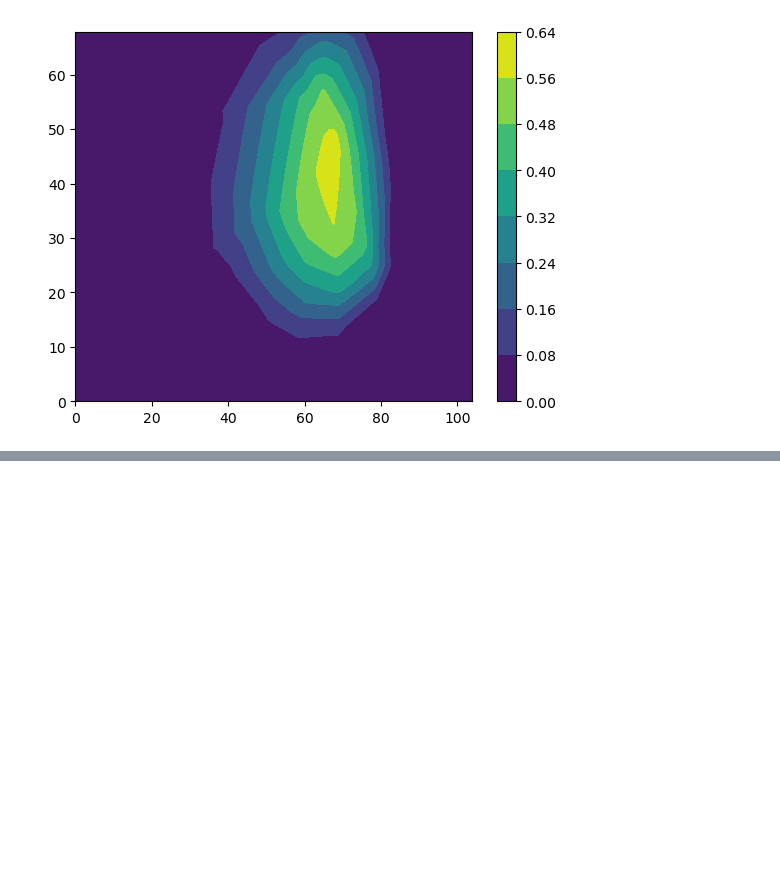
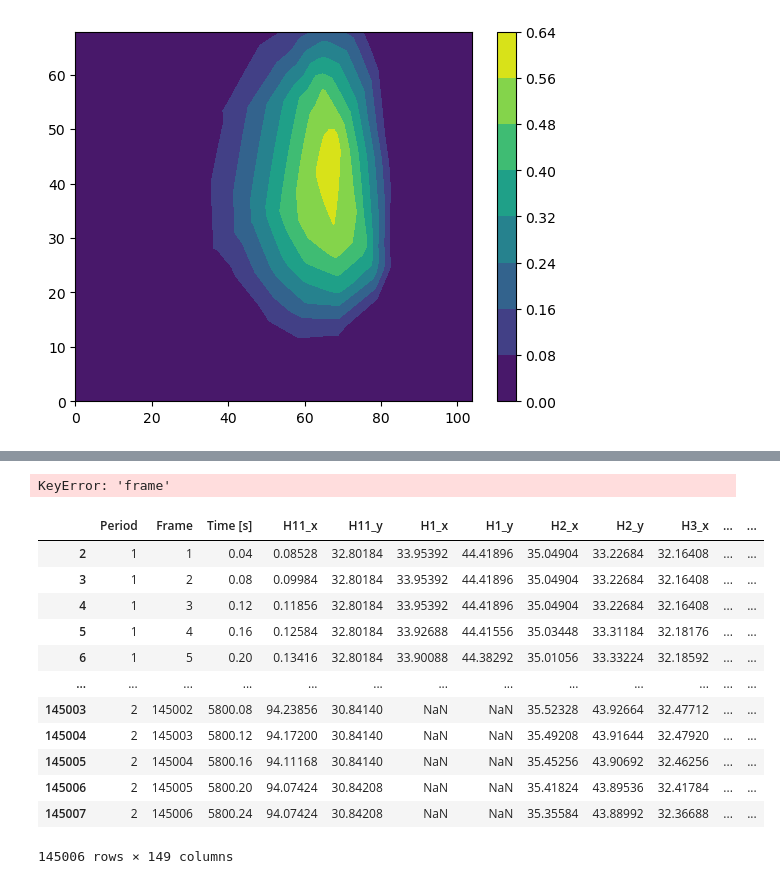
Before and after one commit to jmlee8939/Wide-Open-Space_Pitch_Control_Model, a Jupyter notebook: 3.3 Space Occupation Gain.ipynb, the cells around one changed output, grey strips where cells are left out. Drawn from its saved outputs; the diff is of its cells as text; code cells hidden in the pictures; blank space fills up the shorter version.

```diff
--- a/3.3 Space Occupation Gain.ipynb
+++ b/3.3 Space Occupation Gain.ipynb
@@ -97,0 +129,20 @@ sq
+# %%
+pd.merge(left = df, right = sq, right_on='frame', left_on='Frame', how='right')
+# %% [output]
+KeyError: 'frame'
+# %%
+df
+# %% [output]
+|  | Period | Frame | Time [s] | H11_x | H11_y | H1_x | H1_y | H2_x | H2_y | H3_x | ... | ... |
+| 2 | 1 | 1 | 0.04 | 0.08528 | 32.80184 | 33.95392 | 44.41896 | 35.04904 | 33.22684 | 32.16408 | ... | ... |
+| 3 | 1 | 2 | 0.08 | 0.09984 | 32.80184 | 33.95392 | 44.41896 | 35.04904 | 33.22684 | 32.16408 | ... | ... |
+| 4 | 1 | 3 | 0.12 | 0.11856 | 32.80184 | 33.95392 | 44.41896 | 35.04904 | 33.22684 | 32.16408 | ... | ... |
+| 5 | 1 | 4 | 0.16 | 0.12584 | 32.80184 | 33.92688 | 44.41556 | 35.03448 | 33.31184 | 32.18176 | ... | ... |
+| 6 | 1 | 5 | 0.20 | 0.13416 | 32.80184 | 33.90088 | 44.38292 | 35.01056 | 33.33224 | 32.18592 | ... | ... |
+| ... | ... | ... | ... | ... | ... | ... | ... | ... | ... | ... | ... | ... |
+| 145003 | 2 | 145002 | 5800.08 | 94.23856 | 30.84140 | NaN | NaN | 35.52328 | 43.92664 | 32.47712 | ... | ... |
+| 145004 | 2 | 145003 | 5800.12 | 94.17200 | 30.84140 | NaN | NaN | 35.49208 | 43.91644 | 32.47920 | ... | ... |
+| 145005 | 2 | 145004 | 5800.16 | 94.11168 | 30.84140 | NaN | NaN | 35.45256 | 43.90692 | 32.46256 | ... | ... |
+| 145006 | 2 | 145005 | 5800.20 | 94.07424 | 30.84208 | NaN | NaN | 35.41824 | 43.89536 | 32.41784 | ... | ... |
+| 145007 | 2 | 145006 | 5800.24 | 94.07424 | 30.84208 | NaN | NaN | 35.35584 | 43.88992 | 32.36688 | ... | ... |
+145006 rows × 149 columns
```
Also changed, not shown: parts of 7 cells of this notebook, 1 other file.
